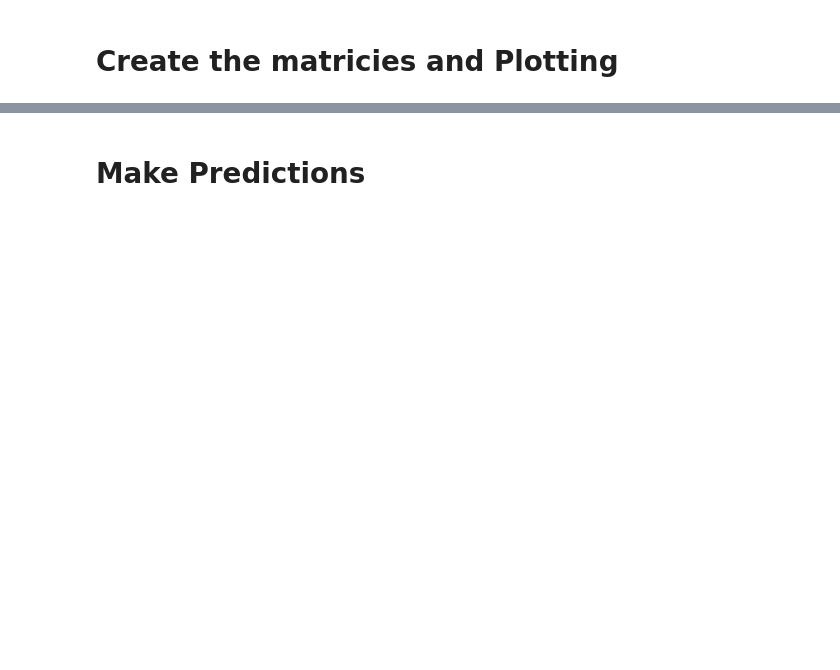
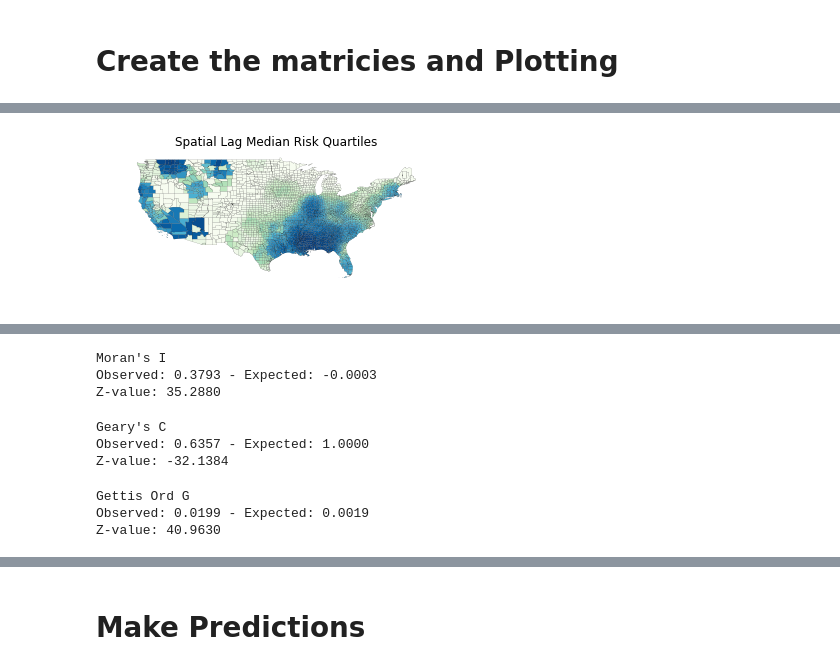
Before and after one commit to jonhartm/SI671_Project, a Jupyter notebook: SI671-Project.ipynb, the cells around one changed output, grey strips where cells are left out. Saved outputs shown, nothing was run; the diff lists cells and outputs as text; code cells hidden in the pictures; blank space fills up the shorter version.

```diff
--- a/SI671-Project.ipynb
+++ b/SI671-Project.ipynb
@@ -495,0 +580,29 @@ Name: 464, dtype: object
+# %%
+%%time
+us_county_map = get_county_shapemap()
+
+data.crs = us_county_map.crs
+county_data = sjoin(data, us_county_map, how='left')
+us_county_map.set_index("GEOID", inplace=True)
+us_county_map['counts'] = county_data.groupby("GEOID")['x'].sum()
+us_county_map.counts.fillna(0, inplace=True)
+
+# create a list of counties and all the counties that county borders from the geometry of the shape file
+# wq = pysal.weights.Queen.from_dataframe(us_county_map)
+wq = pysal.weights.DistanceBand.from_dataframe(us_county_map, threshold=2, binary=True)
+# weigh each county based on the total number of bordering counties
+wq.transform = 'r'
+
+# get the spatial lag for each county - based on all of the attrubute values we see in neighboring counties
+y = us_county_map['counts']
+ylag = pysal.weights.lag_spatial(wq,y)
+
+f, ax = plt.subplots(1, figsize=(5.5, 2.5))
+us_county_map.assign(cl=ylag).plot(column='cl', categorical=True,
+        k=5, cmap='GnBu', linewidth=0.1, ax=ax,
+        edgecolor='black')
+ax.set_axis_off()
+plt.title("Spatial Lag Median Risk Quartiles")
+plt.show()
+# %% [output]
+[figure, added]
@@ -495,0 +610,28 @@ Name: 464, dtype: object
+# %%
+# https://en.wikipedia.org/wiki/Moran%27s_I
+moran_i = esda.moran.Moran(y, wq)
+print("Moran's I")
+print("Observed: {:.4f} - Expected: {:.4f}".format(moran_i.I, moran_i.EI))
+print("Z-value: {:.4f}".format(moran_i.z_norm))
+# %% [output]
+Moran's I
+Observed: 0.3793 - Expected: -0.0003
+Z-value: 35.2880
+# %%
+geary_c = pysal.Geary(y, wq)
+print("Geary's C")
+print("Observed: {:.4f} - Expected: {:.4f}".format(geary_c.C, geary_c.EC))
+print("Z-value: {:.4f}".format(geary_c.z_norm))
+# %% [output]
+Geary's C
+Observed: 0.6357 - Expected: 1.0000
+Z-value: -32.1384
+# %%
+getisord_g = esda.getisord.G(y, wq)
+print("Gettis Ord G")
+print("Observed: {:.4f} - Expected: {:.4f}".format(getisord_g.G, getisord_g.EG))
+print("Z-value: {:.4f}".format(getisord_g.z_norm))
+# %% [output]
+Gettis Ord G
+Observed: 0.0199 - Expected: 0.0019
+Z-value: 40.9630
```
Also changed, not shown: parts of 70 cells of this notebook.
